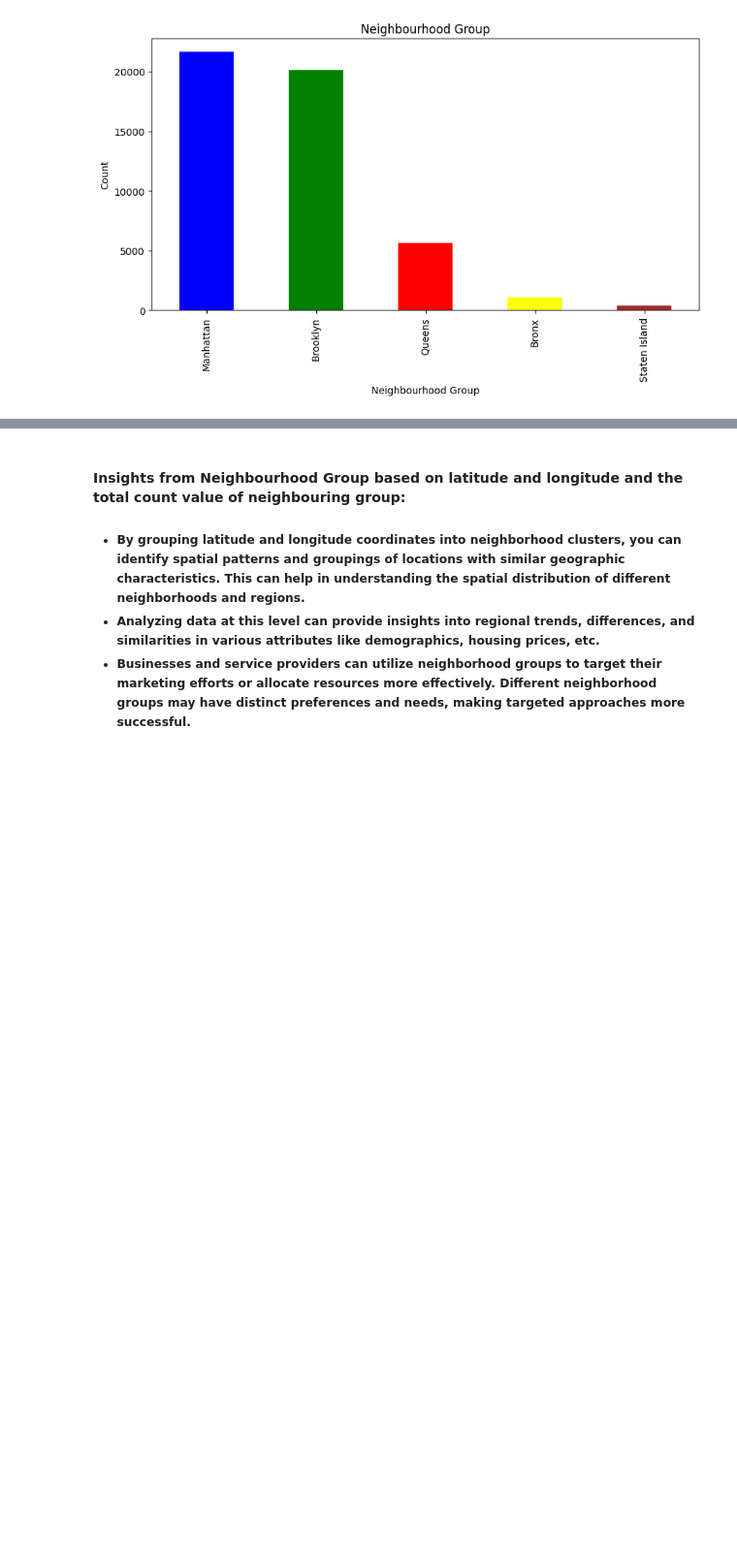
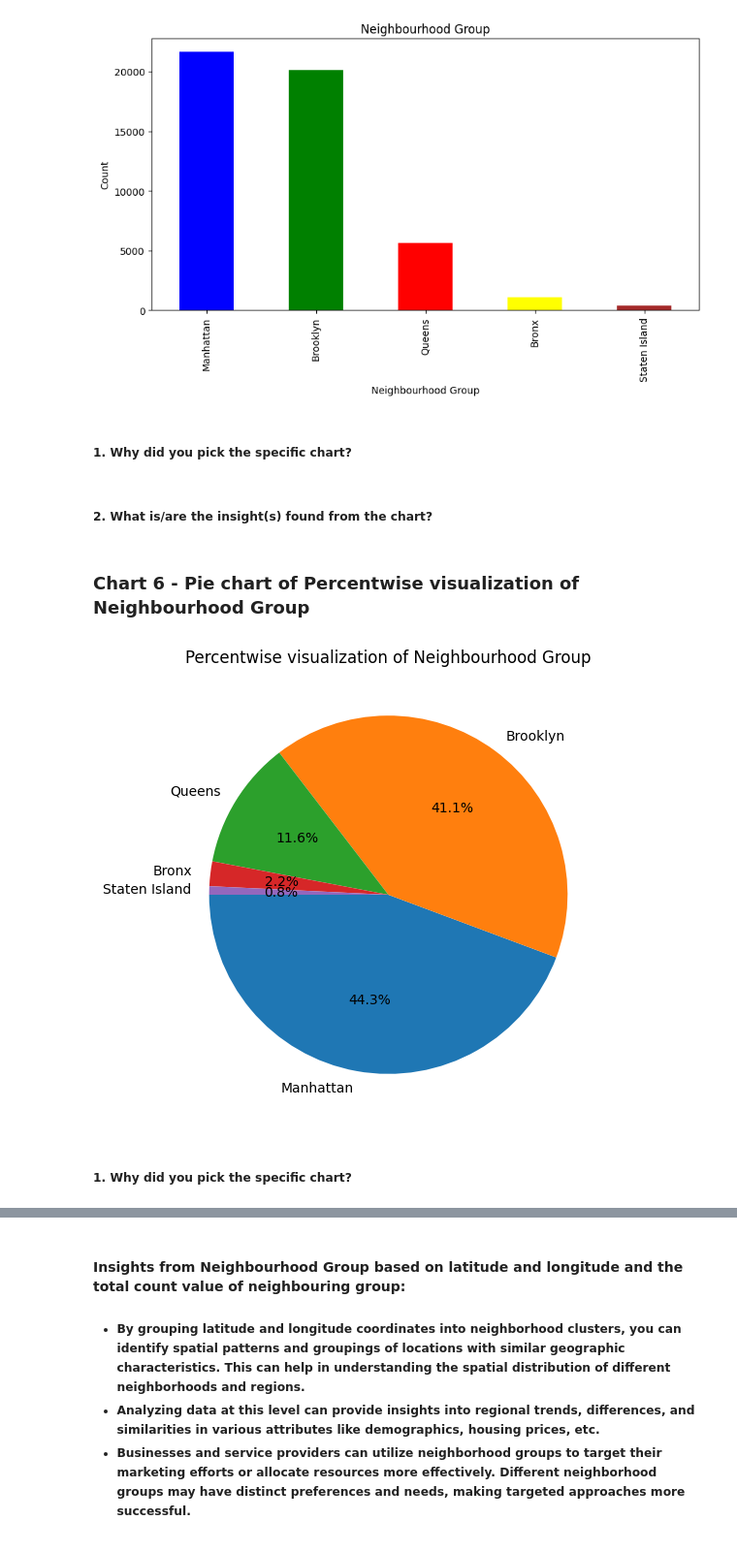
Before and after one commit to Pranita1994/EDA_Project, a Jupyter notebook: AirBnb_Bookings_Analysis.ipynb, the cells around one changed output, grey strips where cells are left out. Shown at 97% size. Drawn from its saved outputs; the diff is of its cells as text; code cells hidden in the pictures; blank space fills up the shorter version.

```diff
--- a/AirBnb_Bookings_Analysis.ipynb
+++ b/AirBnb_Bookings_Analysis.ipynb
@@ -385,5 +385,4 @@ Name: price, dtype: int64
 <p> Either of these price value can be mistype or NaN that is null. So it is better to drop these rows to minimize the future effect on the dataset
 # %%
 # Drop the rows which has price value 0
-df = df[df['price']!= 0]
-df
+df.drop(df[df['price'] == 0].index, inplace=True)
@@ -509,3 +512,19 @@ plt.ylabel('Count')
 plt.show()
 # %% [output]
 [figure]
+# %% [markdown]
+##### 1. Why did you pick the specific chart?
+# %% [markdown]
+##### 2. What is/are the insight(s) found from the chart?
+# %% [markdown]
+<h3>Chart 6 - Pie chart of Percentwise visualization of Neighbourhood Group</h3>
+# %%
+# Percentwise visualization of Neighbourhood Group
+plt.figure(figsize=(12,6))
+plt.title('Percentwise visualization of Neighbourhood Group')
+plt.pie(df['neighbourhood_group'].value_counts(),startangle=180, labels = df['neighbourhood_group'].value_counts().index,autopct='%1.1f%%')
+plt.show()
+# %% [output]
+[figure, added]
+# %% [markdown]
+##### 1. Why did you pick the specific chart?
```
Also changed, not shown: parts of 188 cells of this notebook.
